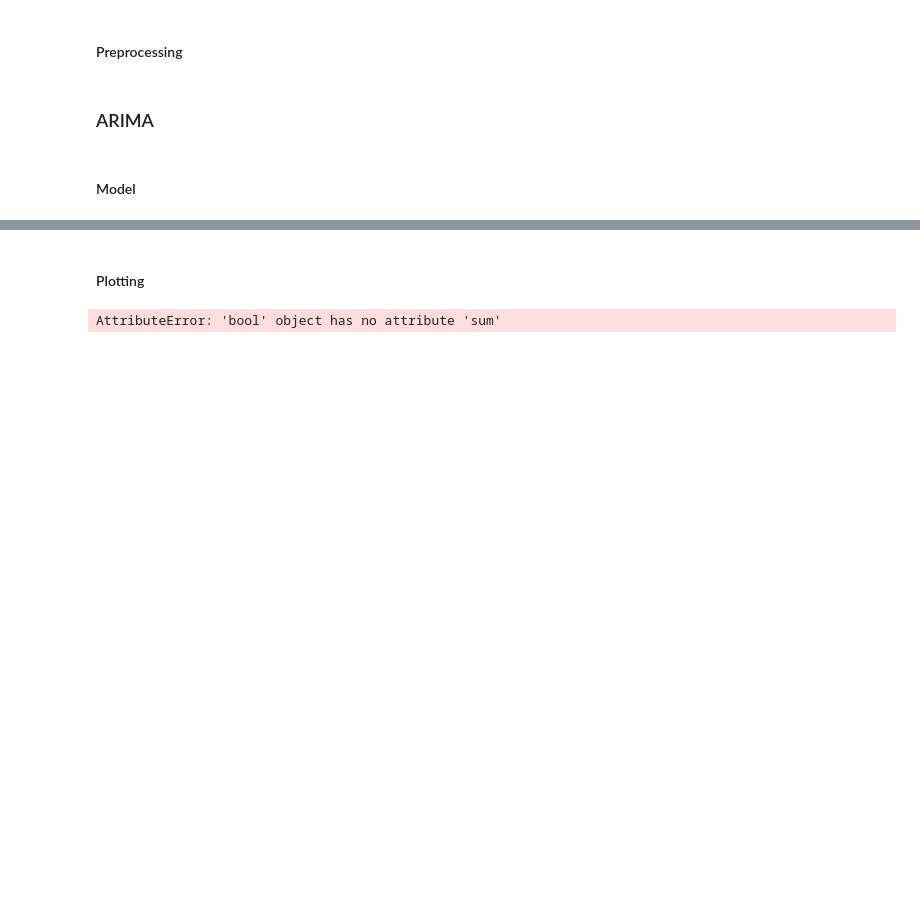
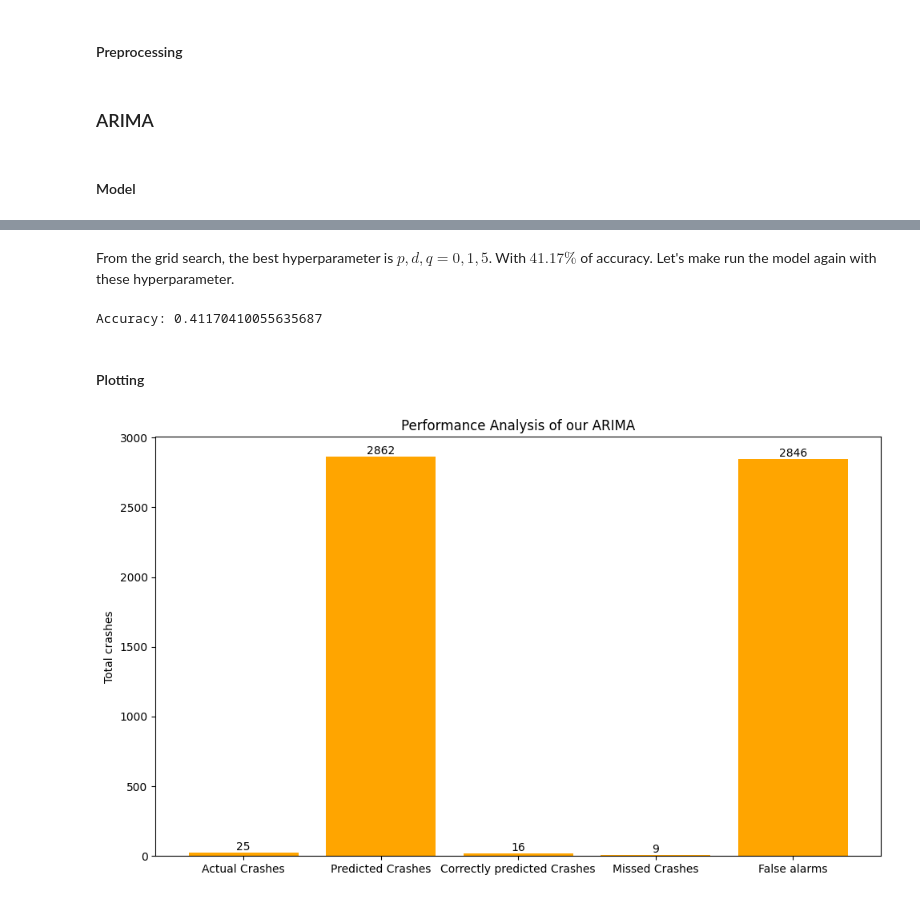
Before and after one commit to AdrienBelanger/451-Project, a Jupyter notebook: Implementation/ARIMA/arima v2.ipynb, the cells around one changed output, grey strips where cells are left out. Drawn from its saved outputs; the diff is of its cells as text; code cells hidden in the pictures; blank space fills up the shorter version.

```diff
--- a/Implementation/ARIMA/arima v2.ipynb
+++ b/Implementation/ARIMA/arima v2.ipynb
@@ -129,7 +132,7 @@ X_train, X_test, y_train, y_test = train_test_split(X_all, y_all, test_size=TEST
 # %% [markdown]
 #### Model
 # %%
-def forecast_arima(X_test, sequence_length, shift_days, threshold=0.005):
+def forecast_arima(X_test, sequence_length, shift_days, threshold=0.005, p=5, d=1, q=0):
     predictions = []
 
     for i in range(len(X_test)):
@@ -139,8 +142,7 @@ def forecast_arima(X_test, sequence_length, shift_days, threshold=0.005):
 
         train_sequence = X_test[i, :, 0]
 
-        # 5 1 0 is arbitrary, need to test on mulyiple models
-        model = ARIMA(train_sequence, order=(5, 1, 0))
+        model = ARIMA(train_sequence, order=(p, q, d))
         model_fit = model.fit()
 
         # clauclate the forecast on the next 3 days
@@ -149,8 +151,7 @@ def forecast_arima(X_test, sequence_length, shift_days, threshold=0.005):
         # check the drawdown: NOTE: Got help
         forecast_drawdown = (np.array(forecast) / max(train_sequence) - 1)
         isit_crash = False
-        for dd in forecast_drawdown: # check if anything is lower than the treshold
-
+        for dd in forecast_drawdown: # check if anything is lower than the threshold
             if (dd < -threshold):
                 isit_crash = True
                 break
@@ -160,6 +161,5 @@ def forecast_arima(X_test, sequence_length, shift_days, threshold=0.005):
     return predictions
 
 # Generate predictions on test data
-predictions = forecast_arima(X_test, sequence_length=SEQUENCE_LENGTH, shift_days=SHIFT_DAYS)
-confusion_matrix_var = confusion_matrix(y_test[:len(predictions)], predictions)
-print
+#predictions = forecast_arima(X_test, sequence_length=SEQUENCE_LENGTH, shift_days=SHIFT_DAYS)
+#confusion_matrix_var = confusion_matrix(y_test[:len(predictions)], predictions)
@@ -199,38 +246,48 @@ ValueError: Found input variables with inconsistent numbers of samples: [4867, 4
+# %% [markdown]
+From the grid search, the best hyperparameter is $p, d, q = 0, 1, 5$. With $41.17\%$ of accuracy. Let's make run the model again with these hyperparameter.
+# %%
+predictions = forecast_arima(X_test, sequence_length=SEQUENCE_LENGTH, shift_days=SHIFT_DAYS, p=0, d=1, q=5)
+predictions_as_classes = np.array(predictions[:len(y_test)])
+accuracy = accuracy_score(y_test[:len(predictions)], predictions_as_classes)
+print(f'Accuracy: {accuracy}')
+# %% [output]
+Accuracy: 0.41170410055635687
 # %% [markdown]
 #### Plotting
 # %%
+confusion_matrix_var = confusion_matrix(y_test[:len(predictions)], predictions)
 real_crashes = int(sum(y_test == 1)) # crashes in our test data
 predicted_crashes = int((predictions_as_classes == 1).sum()) # crashes are 1 in our predictions
 predicted_correctly = int(confusion_matrix_var[1, 1])  # tp in our confusion matrix
 missed_crashes = int(confusion_matrix_var[1, 0])  # fn in our confusion matrix
 predicted_when_there_wasnt = int(confusion_matrix_var[0, 1])  # fp in our confusion matrix
 
 categories = [
     "Actual Crashes",
     "Predicted Crashes",
     "Correctly predicted Crashes",
     "Missed Crashes",
     "False alarms"
 ]
 values = [
     real_crashes,
     predicted_crashes,
     predicted_correctly,
     missed_crashes,
     predicted_when_there_wasnt,
 ]
 
 
 plt.figure(figsize=(10, 6))
 bars = plt.bar(categories, values, color='orange')
-plt.title("Performance Analysis of our RNN")
+plt.title("Performance Analysis of our ARIMA")
 plt.ylabel("Total crashes")
 
 for bar in bars:
     height = bar.get_height()
     plt.text(bar.get_x() + bar.get_width() / 2.0, height, f'{height}', ha='center', va='bottom', fontsize=10)
 
 plt.tight_layout()
 plt.show()
 # %% [output]
-AttributeError: 'bool' object has no attribute 'sum'
+[figure, added]
```
Also changed, not shown: parts of 14 cells of this notebook.
